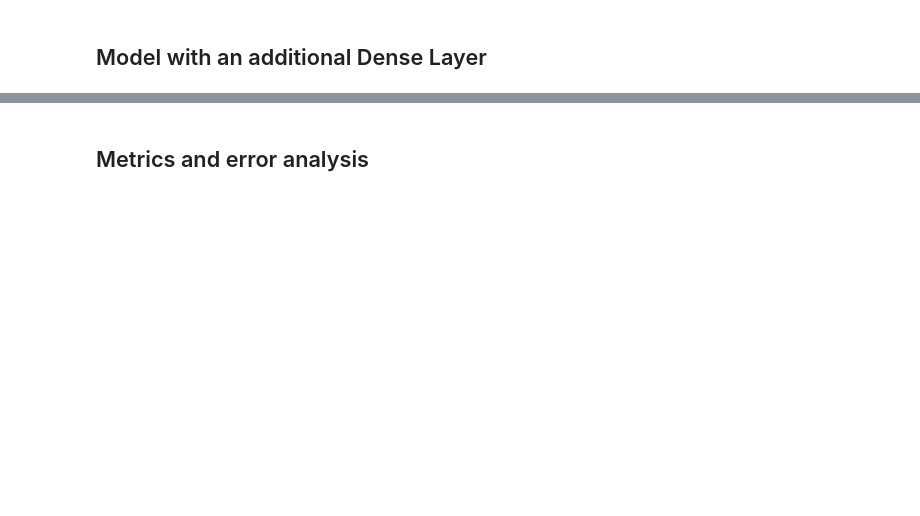
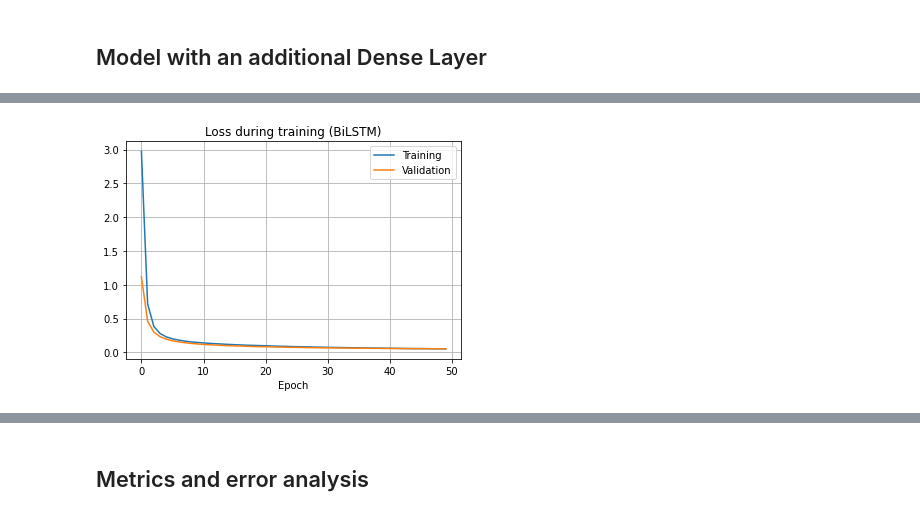
Before and after one commit to Valendrew/pos-tagging-abstractive-qa, a Jupyter notebook: POS_tagging/master_nlp_ass01.ipynb, the cells around one changed output, grey strips where cells are left out. Drawn from its saved outputs; the diff is of its cells as text; code cells hidden in the pictures; blank space fills up the shorter version.

```diff
--- a/POS_tagging/master_nlp_ass01.ipynb
+++ b/POS_tagging/master_nlp_ass01.ipynb
@@ -750,8 +680,0 @@ if False:
-# %%
-if False:
-    model_checkpoint = keras.callbacks.ModelCheckpoint("./model_checkpoints", monitor="val_accuracy", save_best_only=True)
-    # early_stopping = EarlyStopping(monitor="val_loss", patience=5)
-    # reduce_lr = ReduceLROnPlateau(monitor="val_loss", patience=1, factor=0.3)
-
-    history = model.fit(train_ds, validation_data=val_ds, epochs=20)
-    # history = model.fit(train_ds, validation_data=val_ds, epochs=20, callbacks=[model_checkpoint])
@@ -761,0 +681,14 @@ if False:
+# %%
+def display_history(history, model_name):
+    loss = history.history['loss']
+
+    val_loss = history.history['val_loss']
+
+    # Visualize the behavior of the loss
+    pyplot.plot(loss)
+    pyplot.plot(val_loss)
+    pyplot.grid()
+    pyplot.title(f'Loss during training ({model_name})')
+    pyplot.xlabel('Epoch')
+    pyplot.legend(['Training', 'Validation'])
+    pyplot.show()
@@ -761,0 +697,4 @@ if False:
+# %%
+display_history(history_BiLSTM, 'BiLSTM')
+# %% [output]
+[figure, added]
```
Also changed, not shown: parts of 42 cells of this notebook.
